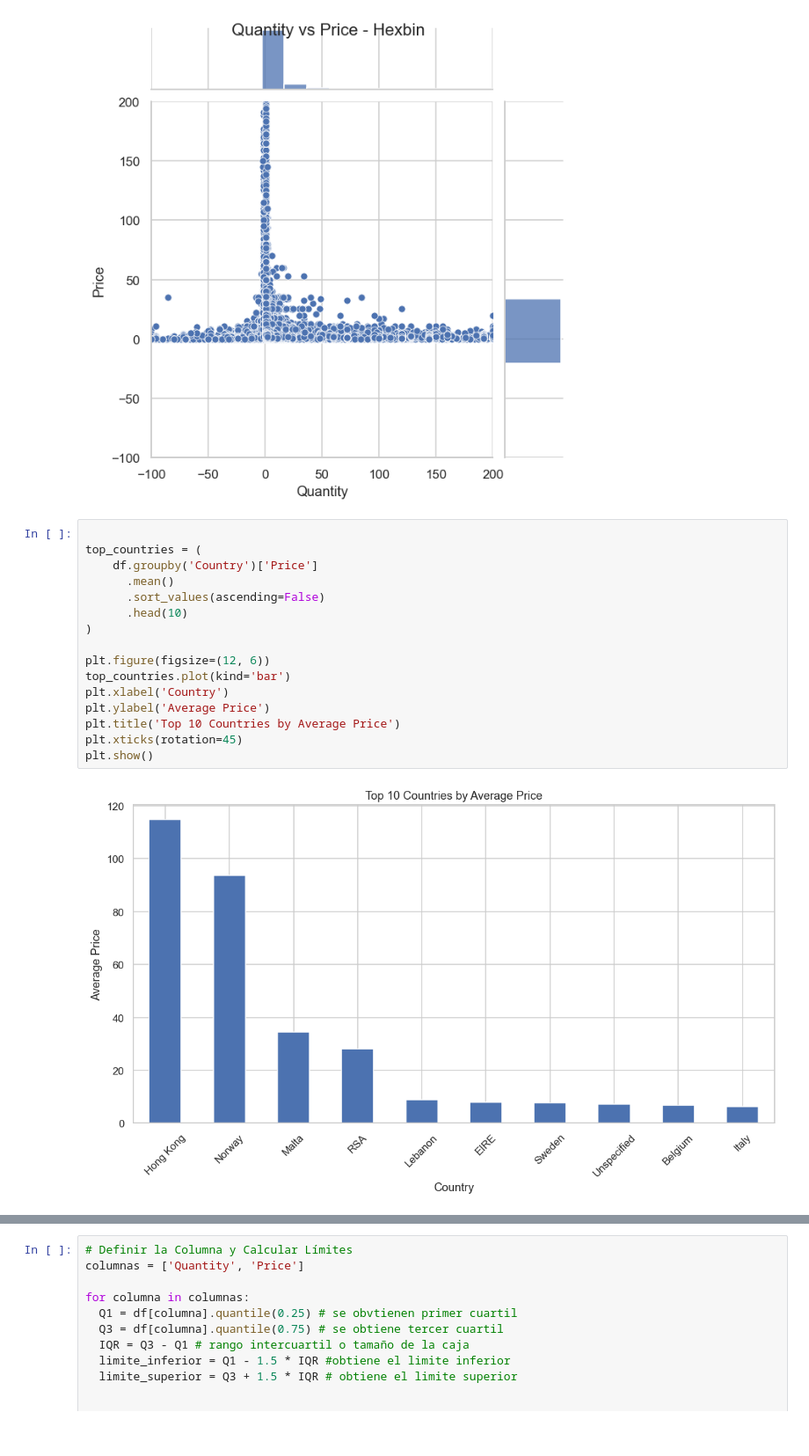
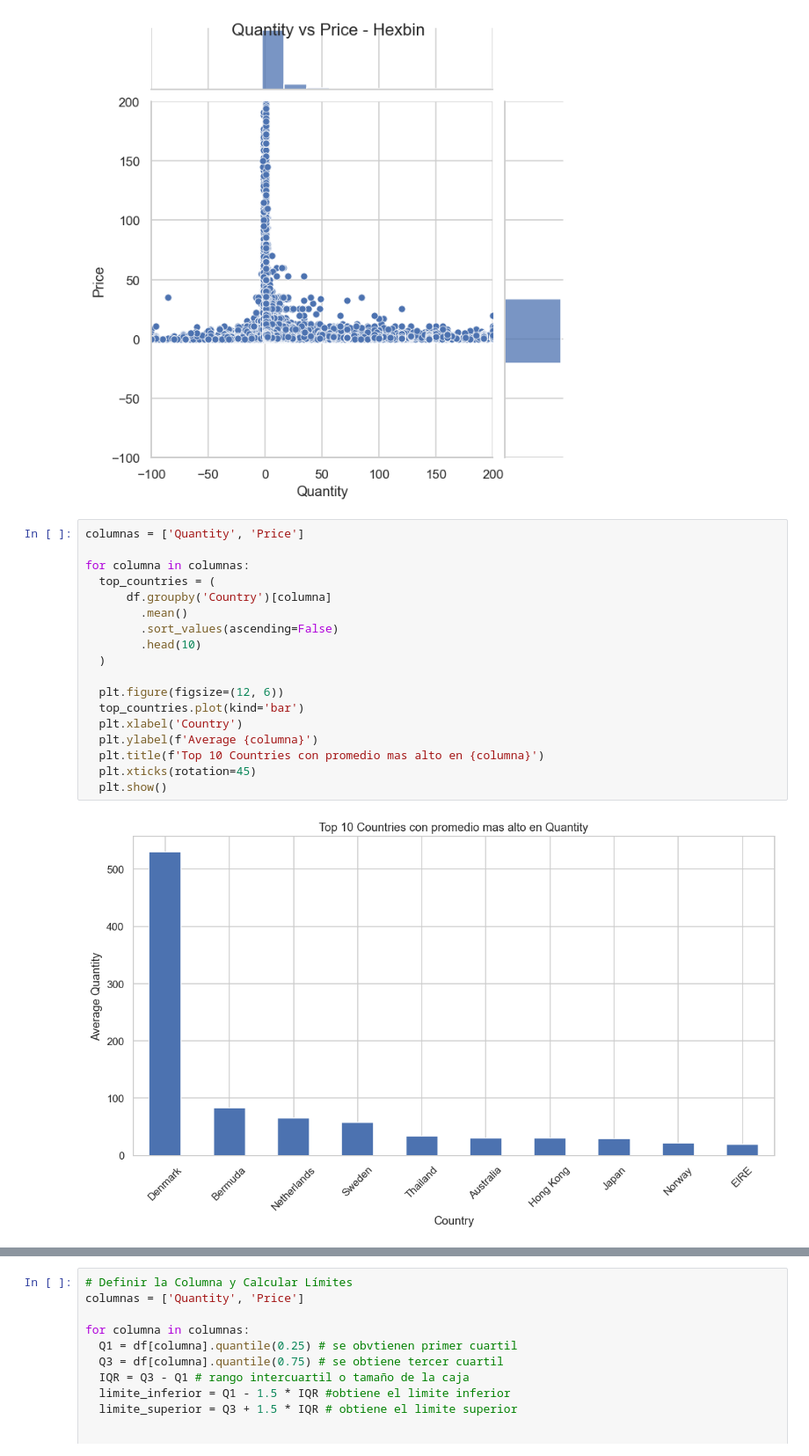
Before and after one commit to DaLeedev/CLTV_PROJECT, a Jupyter notebook: notebooks/01_Exploracion Inicial.ipynb, the cells around one changed output, grey strips where cells are left out. Shown at 88% size. Drawn from its saved outputs; the diff is of its cells as text; blank space fills up the shorter version.

```diff
--- a/notebooks/01_Exploracion Inicial.ipynb
+++ b/notebooks/01_Exploracion Inicial.ipynb
@@ -309,20 +309,22 @@ plt.show()
 # %% [output]
 [figure]
 # %%
+columnas = ['Quantity', 'Price']
 
-top_countries = (
-    df.groupby('Country')['Price']
-      .mean()
-      .sort_values(ascending=False)
-      .head(10)
-)
+for columna in columnas:
+  top_countries = (
+      df.groupby('Country')[columna]
+        .mean()
+        .sort_values(ascending=False)
+        .head(10)
+  )
 
-plt.figure(figsize=(12, 6))
-top_countries.plot(kind='bar')
-plt.xlabel('Country')
-plt.ylabel('Average Price')
-plt.title('Top 10 Countries by Average Price')
-plt.xticks(rotation=45)
-plt.show()
+  plt.figure(figsize=(12, 6))
+  top_countries.plot(kind='bar')
+  plt.xlabel('Country')
+  plt.ylabel(f'Average {columna}')
+  plt.title(f'Top 10 Countries con promedio mas alto en {columna}')
+  plt.xticks(rotation=45)
+  plt.show()
 # %% [output]
-[figure, old version]
+[figure, new version]
```
Also changed, not shown: parts of 2 cells of this notebook.
